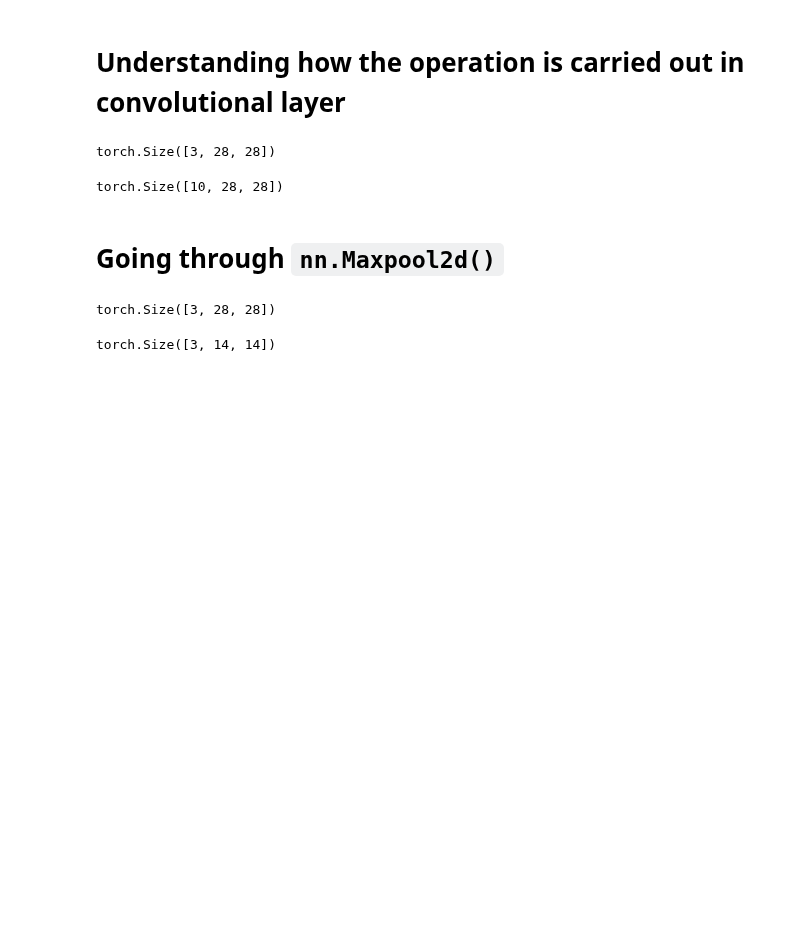
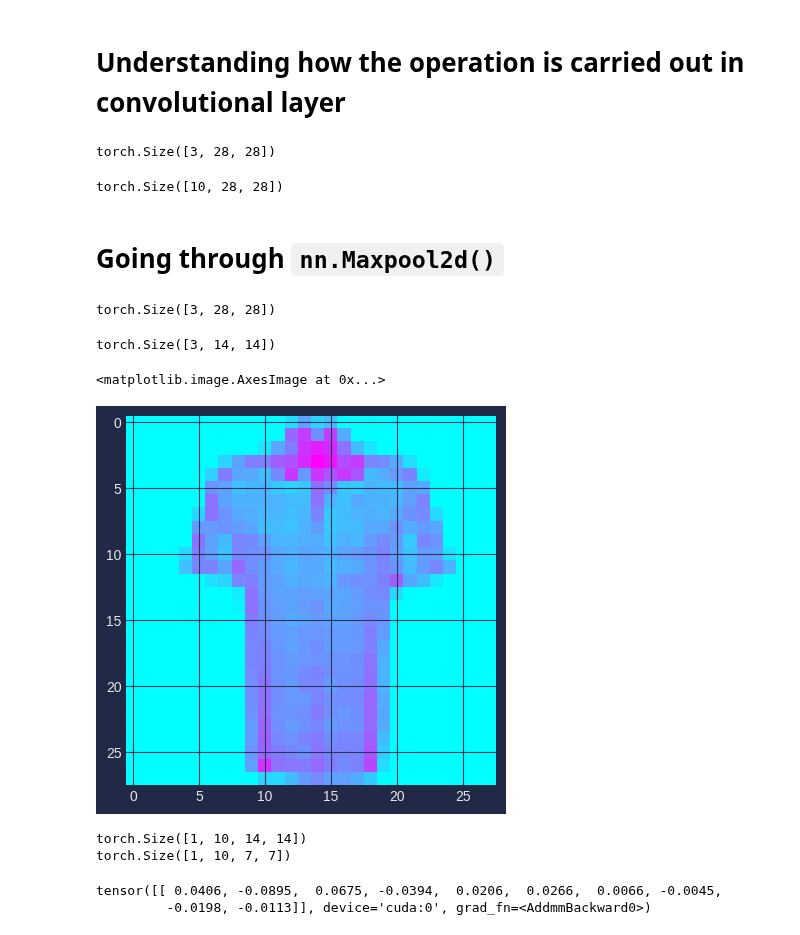
Before and after one commit to Pritush09/DeepLearning-Pytorch, a Jupyter notebook: 03_Computer_Vision.ipynb, the cells around one changed output. Drawn from its saved outputs; the diff is of its cells as text; code cells hidden in the pictures; blank space fills up the shorter version.

Commit message:
we passed a dummy data to our model and calculated the in feature for the linear layer after flattening the output of the conv2d_2nd layer

```diff
--- a/03_Computer_Vision.ipynb
+++ b/03_Computer_Vision.ipynb
@@ -708,3 +709,15 @@ maxpool = nn.MaxPool2d(kernel_size=2,stride=2)
 maxpool(test_image).shape
 # %% [output]
 torch.Size([3, 14, 14])
+# %%
+plt.imshow(img.squeeze())
+# %% [output]
+<matplotlib.image.AxesImage at 0x...>
+[figure, added]
+# %%
+model_2(torch.randn(size=(1,1,28,28)).to(device))
+# %% [output]
+torch.Size([1, 10, 14, 14])
+torch.Size([1, 10, 7, 7])
+tensor([[ 0.0406, -0.0895,  0.0675, -0.0394,  0.0206,  0.0266,  0.0066, -0.0045,
+         -0.0198, -0.0113]], device='cuda:0', grad_fn=<AddmmBackward0>)
```
Also changed, not shown: parts of 3 cells of this notebook.
